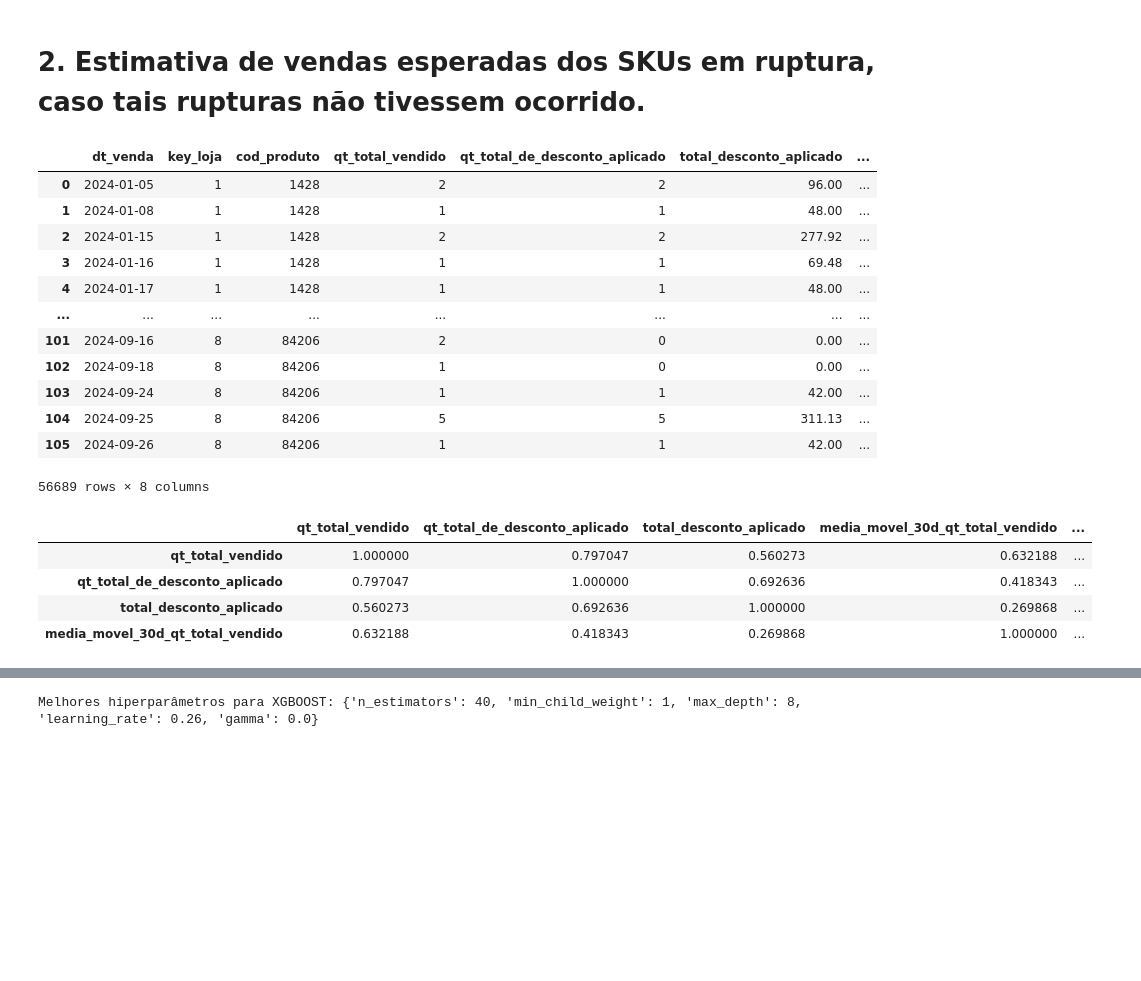
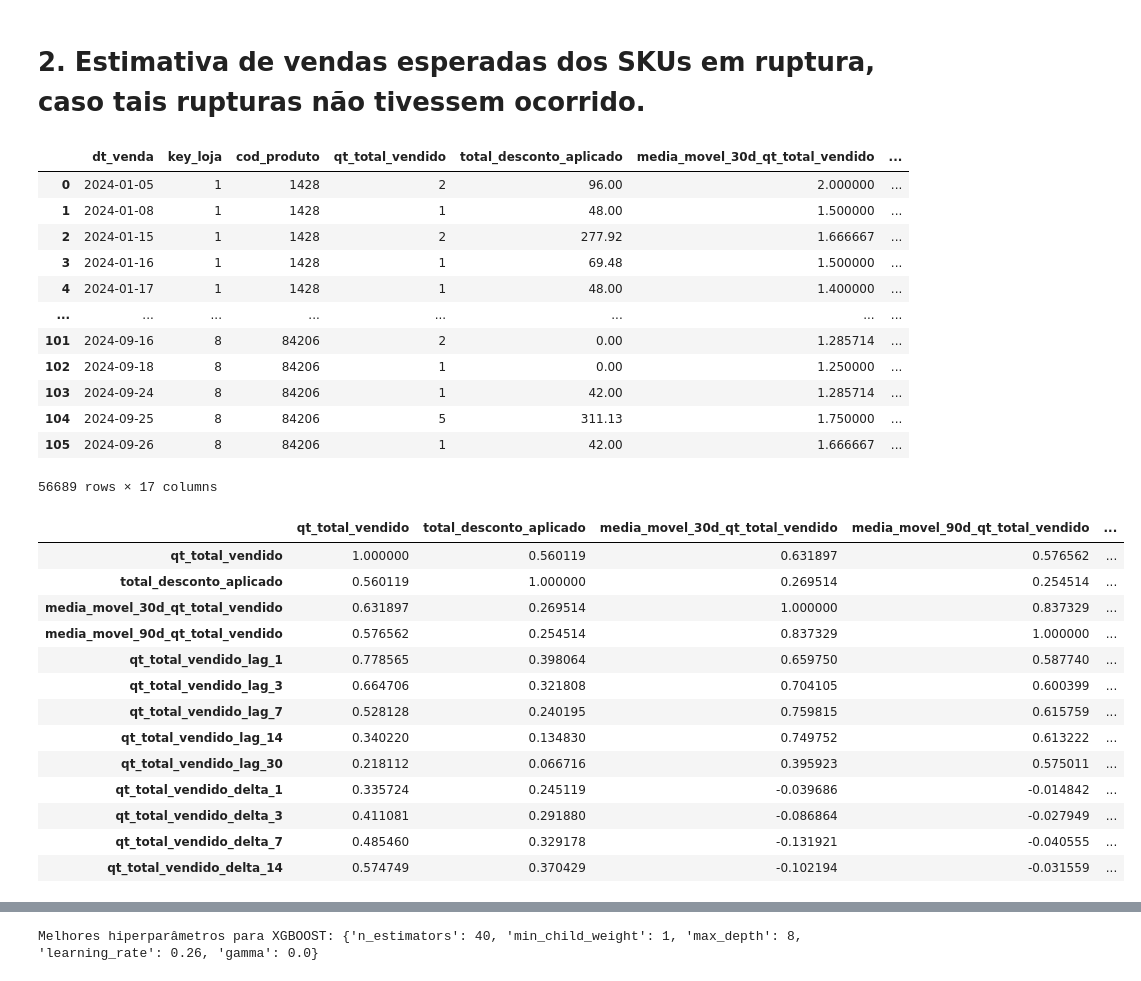
Before and after one commit to MaxwellPaparelli/Case, a Jupyter notebook: notebooks/notebook_case.ipynb, the cells around one changed output, grey strips where cells are left out. Cells and saved outputs as stored; diff of their text form; code cells hidden in the pictures; blank space fills up the shorter version.

```diff
--- a/notebooks/notebook_case.ipynb
+++ b/notebooks/notebook_case.ipynb
@@ -320,40 +341,46 @@ df_fim
 df_vendas_select = df_vendas.sort_values(['key_loja','dt_venda','cod_material']).copy()
 
 df_vendas_select = df_vendas_select[['key_loja','dt_venda','cod_material','vlr_venda_tabelado','vlr_desconto']]
-df_vendas_select['desconto_aplicado'] = df_vendas_select['vlr_desconto'].apply(lambda x: 1 if x > 0 else 0)
+# df_vendas_select['desconto_aplicado'] = df_vendas_select['vlr_desconto'].apply(lambda x: 1 if x > 0 else 0)
+# df_vendas_agg = df_vendas_select.groupby(['key_loja','dt_venda','cod_material']).agg(qt_total_vendido=('cod_material', 'count'),
+#                                                                                      qt_total_de_desconto_aplicado=('desconto_aplicado', 'sum'),
+#                                                                                      total_desconto_aplicado=('vlr_desconto', 'sum')).reset_index()
 df_vendas_agg = df_vendas_select.groupby(['key_loja','dt_venda','cod_material']).agg(qt_total_vendido=('cod_material', 'count'),
-                                                                                     qt_total_de_desconto_aplicado=('desconto_aplicado', 'sum'),
                                                                                      total_desconto_aplicado=('vlr_desconto', 'sum')).reset_index()
 
 df_vendas_agg = df_vendas_agg.rename(columns={'cod_material': 'cod_produto'})
 df_vendas_agg = df_vendas_agg.sort_values(['key_loja', 'cod_produto', 'dt_venda'])
 
-# 3. Agora aplica o rolling DENTRO de cada grupo
-def aplicar_rolling(grupo):
-    grupo = grupo.set_index('dt_venda').sort_index()
-    grupo['media_movel_30d_qt_total_vendido'] = grupo['qt_total_vendido'].rolling('30D').mean()
-    grupo['media_movel_90d_qt_total_vendido'] = grupo['qt_total_vendido'].rolling('90D').mean()
-    return grupo.reset_index()
-
-# 4. Aplica nos grupos
 df_vendas_agg = df_vendas_agg.groupby(['key_loja', 'cod_produto'], group_keys=False).apply(aplicar_rolling)
 
 
+variaveis = ["qt_total_vendido"]
+for var in variaveis:
+    df_vendas_agg = criar_features_historicas(df_vendas_agg, var).fillna(0)
+
 df_vendas_agg
 # %% [output]
-|  | dt_venda | key_loja | cod_produto | qt_total_vendido | qt_total_de_desconto_aplicado | total_desconto_aplicado | ... |
-| 0 | 2024-01-05 | 1 | 1428 | 2 | 2 | 96.00 | ... |
-| 1 | 2024-01-08 | 1 | 1428 | 1 | 1 | 48.00 | ... |
-| 2 | 2024-01-15 | 1 | 1428 | 2 | 2 | 277.92 | ... |
-| 3 | 2024-01-16 | 1 | 1428 | 1 | 1 | 69.48 | ... |
-| 4 | 2024-01-17 | 1 | 1428 | 1 | 1 | 48.00 | ... |
+|  | dt_venda | key_loja | cod_produto | qt_total_vendido | total_desconto_aplicado | media_movel_30d_qt_total_vendido | ... |
+| 0 | 2024-01-05 | 1 | 1428 | 2 | 96.00 | 2.000000 | ... |
+| 1 | 2024-01-08 | 1 | 1428 | 1 | 48.00 | 1.500000 | ... |
+| 2 | 2024-01-15 | 1 | 1428 | 2 | 277.92 | 1.666667 | ... |
+| 3 | 2024-01-16 | 1 | 1428 | 1 | 69.48 | 1.500000 | ... |
+| 4 | 2024-01-17 | 1 | 1428 | 1 | 48.00 | 1.400000 | ... |
 | ... | ... | ... | ... | ... | ... | ... | ... |
-| 101 | 2024-09-16 | 8 | 84206 | 2 | 0 | 0.00 | ... |
-| 102 | 2024-09-18 | 8 | 84206 | 1 | 0 | 0.00 | ... |
-| 103 | 2024-09-24 | 8 | 84206 | 1 | 1 | 42.00 | ... |
-| 104 | 2024-09-25 | 8 | 84206 | 5 | 5 | 311.13 | ... |
-| 105 | 2024-09-26 | 8 | 84206 | 1 | 1 | 42.00 | ... |
+| 101 | 2024-09-16 | 8 | 84206 | 2 | 0.00 | 1.285714 | ... |
+| 102 | 2024-09-18 | 8 | 84206 | 1 | 0.00 | 1.250000 | ... |
+| 103 | 2024-09-24 | 8 | 84206 | 1 | 42.00 | 1.285714 | ... |
+| 104 | 2024-09-25 | 8 | 84206 | 5 | 311.13 | 1.750000 | ... |
+| 105 | 2024-09-26 | 8 | 84206 | 1 | 42.00 | 1.666667 | ... |
-56689 rows × 8 columns
+56689 rows × 17 columns
+# %%
+df_sorted = df_vendas_agg.sort_values('dt_venda', ascending=False)
+df_mais_recente = df_sorted.drop_duplicates(subset=['key_loja', 'cod_produto'], keep='first').copy()
+
+df_sorted['chave'] = df_sorted['key_loja'].astype(str) + '_' + df_sorted['cod_produto'].astype(str) + '_' + df_sorted['dt_venda'].astype(str)
+df_mais_recente['chave'] = df_mais_recente['key_loja'].astype(str) + '_' + df_mais_recente['cod_produto'].astype(str)+ '_' + df_mais_recente['dt_venda'].astype(str)
+
+df_vendas = df_sorted[~df_sorted['chave'].isin(df_mais_recente['chave'])].drop(columns='chave')
 # %%
 import seaborn as sns
 import matplotlib.pyplot as plt
@@ -372,11 +399,19 @@ import shap                                                                  # I
 # %%
-# Matriz de correlações lineares entre as variáveis quantitativas
-matriz_cor = df_vendas_agg.drop(columns = ['dt_venda', 'key_loja','cod_produto']).corr().iloc[:-1, :]
+matriz_cor = df_vendas.drop(columns = ['dt_venda', 'key_loja','cod_produto']).corr().iloc[:-1, :]
 matriz_cor
 # %% [output]
-|  | qt_total_vendido | qt_total_de_desconto_aplicado | total_desconto_aplicado | media_movel_30d_qt_total_vendido | ... |
-| qt_total_vendido | 1.000000 | 0.797047 | 0.560273 | 0.632188 | ... |
-| qt_total_de_desconto_aplicado | 0.797047 | 1.000000 | 0.692636 | 0.418343 | ... |
-| total_desconto_aplicado | 0.560273 | 0.692636 | 1.000000 | 0.269868 | ... |
-| media_movel_30d_qt_total_vendido | 0.632188 | 0.418343 | 0.269868 | 1.000000 | ... |
+|  | qt_total_vendido | total_desconto_aplicado | media_movel_30d_qt_total_vendido | media_movel_90d_qt_total_vendido | ... |
+| qt_total_vendido | 1.000000 | 0.560119 | 0.631897 | 0.576562 | ... |
+| total_desconto_aplicado | 0.560119 | 1.000000 | 0.269514 | 0.254514 | ... |
+| media_movel_30d_qt_total_vendido | 0.631897 | 0.269514 | 1.000000 | 0.837329 | ... |
+| media_movel_90d_qt_total_vendido | 0.576562 | 0.254514 | 0.837329 | 1.000000 | ... |
+| qt_total_vendido_lag_1 | 0.778565 | 0.398064 | 0.659750 | 0.587740 | ... |
+| qt_total_vendido_lag_3 | 0.664706 | 0.321808 | 0.704105 | 0.600399 | ... |
+| qt_total_vendido_lag_7 | 0.528128 | 0.240195 | 0.759815 | 0.615759 | ... |
+| qt_total_vendido_lag_14 | 0.340220 | 0.134830 | 0.749752 | 0.613222 | ... |
+| qt_total_vendido_lag_30 | 0.218112 | 0.066716 | 0.395923 | 0.575011 | ... |
+| qt_total_vendido_delta_1 | 0.335724 | 0.245119 | -0.039686 | -0.014842 | ... |
+| qt_total_vendido_delta_3 | 0.411081 | 0.291880 | -0.086864 | -0.027949 | ... |
+| qt_total_vendido_delta_7 | 0.485460 | 0.329178 | -0.131921 | -0.040555 | ... |
+| qt_total_vendido_delta_14 | 0.574749 | 0.370429 | -0.102194 | -0.031559 | ... |
 # %%
```
Also changed, not shown: parts of 31 cells of this notebook.
